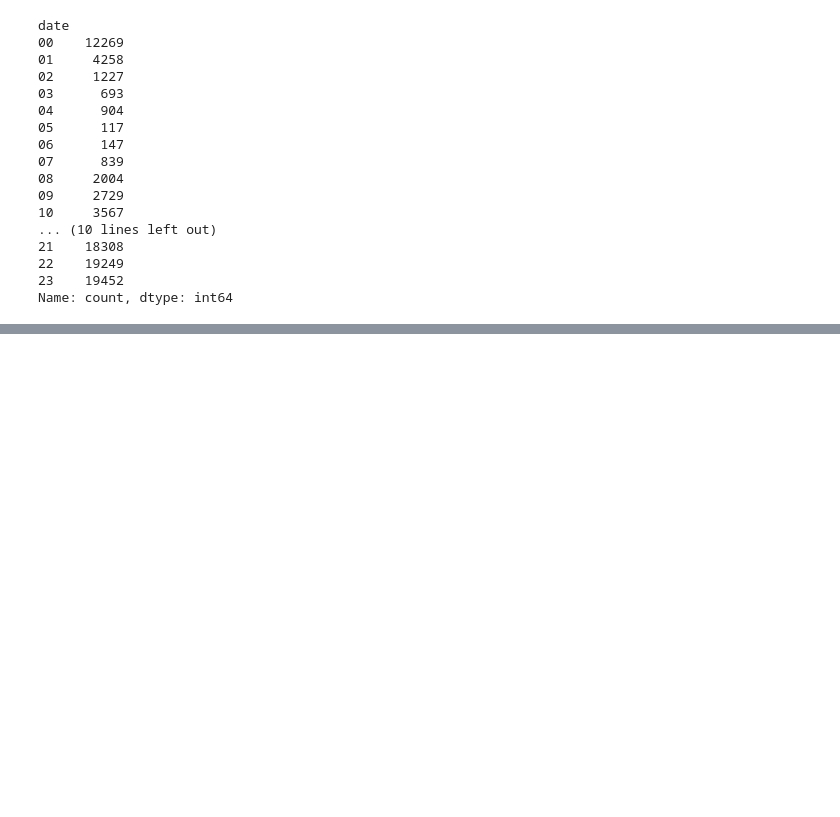
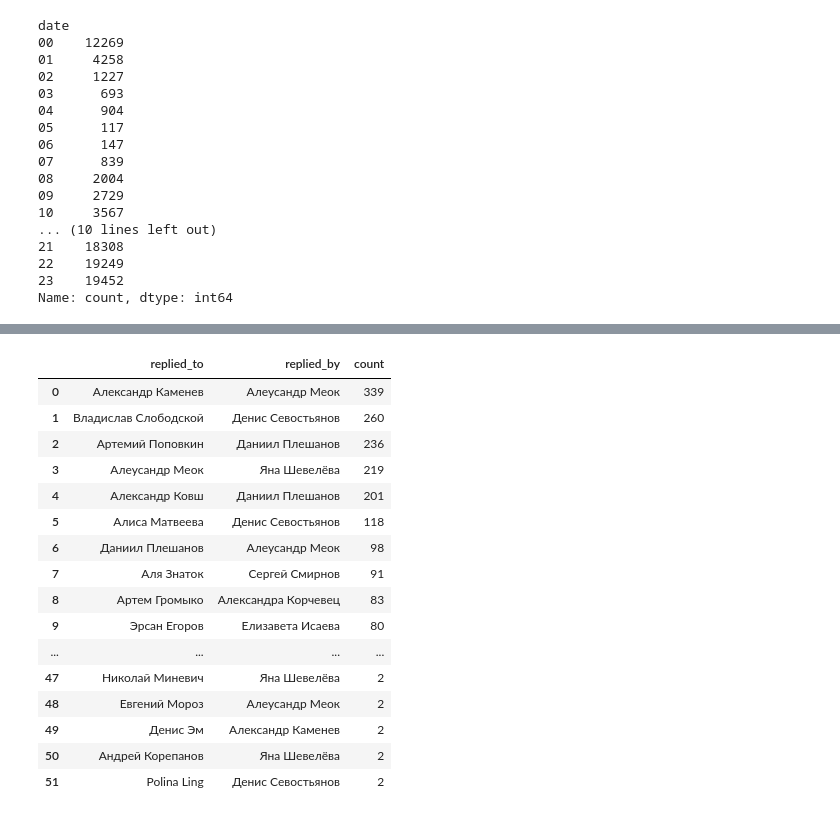
Before and after one commit to Jrol123/VK_stats, a Jupyter notebook: vk_stat.ipynb, the cells around one changed output, grey strips where cells are left out. Drawn from its saved outputs; the diff is of its cells as text; code cells hidden in the pictures; blank space fills up the shorter version.

```diff
--- a/vk_stat.ipynb
+++ b/vk_stat.ipynb
@@ -466,0 +506,34 @@ Name: count, dtype: int64
+# %%
+most_replied_msg = chat_df.loc[0:, ['id_user', 'response_id', 'response_id_user']]
+most_replied_msg = most_replied_msg[most_replied_msg['response_id'] != -1]
+
+most_replied_msg['count'] = most_replied_msg.groupby(['response_id_user', 'id_user'])[['response_id_user']].transform('count')
+most_replied_msg = most_replied_msg.groupby(['response_id_user']).head(1)
+most_replied_msg = most_replied_msg[most_replied_msg['count'] > 1]
+
+most_replied_msg = most_replied_msg.merge(users_df, left_on='response_id_user', right_on='id')
+most_replied_msg = most_replied_msg.merge(users_df, left_on='id_user', right_on='id')
+
+most_replied_msg = most_replied_msg.rename({'username_x': "replied_to", 'username_y': "replied_by"}, axis='columns')
+most_replied_msg = most_replied_msg[['replied_to', 'replied_by', 'count']]
+most_replied_msg = most_replied_msg.sort_values(by=['count', 'replied_to', 'replied_by'], ascending=[False, False, False]).reset_index(drop=True)
+
+most_replied_msg
+# %% [output]
+|  | replied_to | replied_by | count |
+| 0 | Александр Каменев | Алеусандр Меок | 339 |
+| 1 | Владислав Слободской | Денис Севостьянов | 260 |
+| 2 | Артемий Поповкин | Даниил Плешанов | 236 |
+| 3 | Алеусандр Меок | Яна Шевелёва | 219 |
+| 4 | Александр Ковш | Даниил Плешанов | 201 |
+| 5 | Алиса Матвеева | Денис Севостьянов | 118 |
+| 6 | Даниил Плешанов | Алеусандр Меок | 98 |
+| 7 | Аля Знаток | Сергей Смирнов | 91 |
+| 8 | Артем Громыко | Александра Корчевец | 83 |
+| 9 | Эрсан Егоров | Елизавета Исаева | 80 |
+| ... | ... | ... | ... |
+| 47 | Николай Миневич | Яна Шевелёва | 2 |
+| 48 | Евгений Мороз | Алеусандр Меок | 2 |
+| 49 | Денис Эм | Александр Каменев | 2 |
+| 50 | Андрей Корепанов | Яна Шевелёва | 2 |
+| 51 | Polina Ling | Денис Севостьянов | 2 |
```
Also changed, not shown: parts of 8 cells of this notebook.
